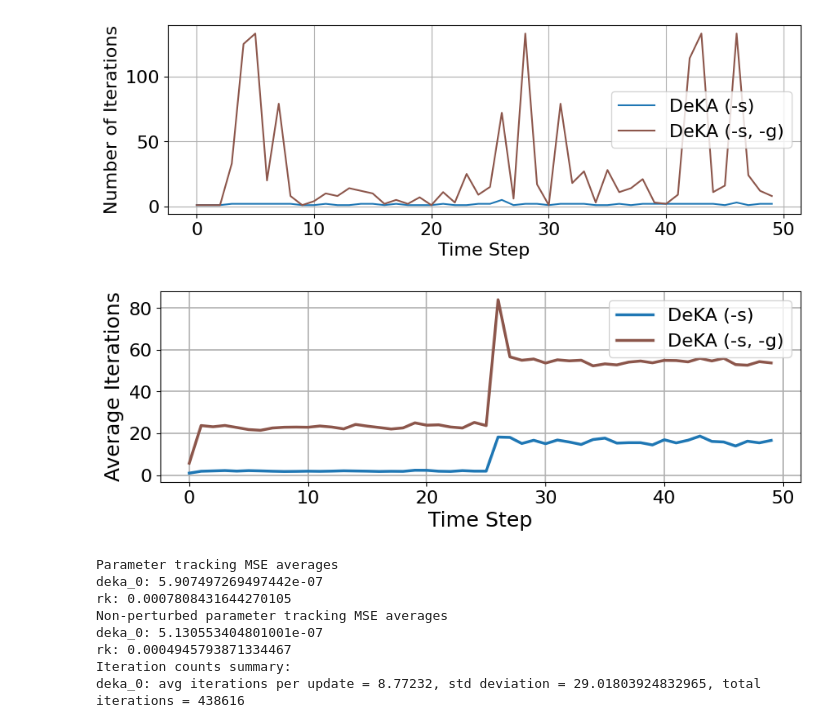
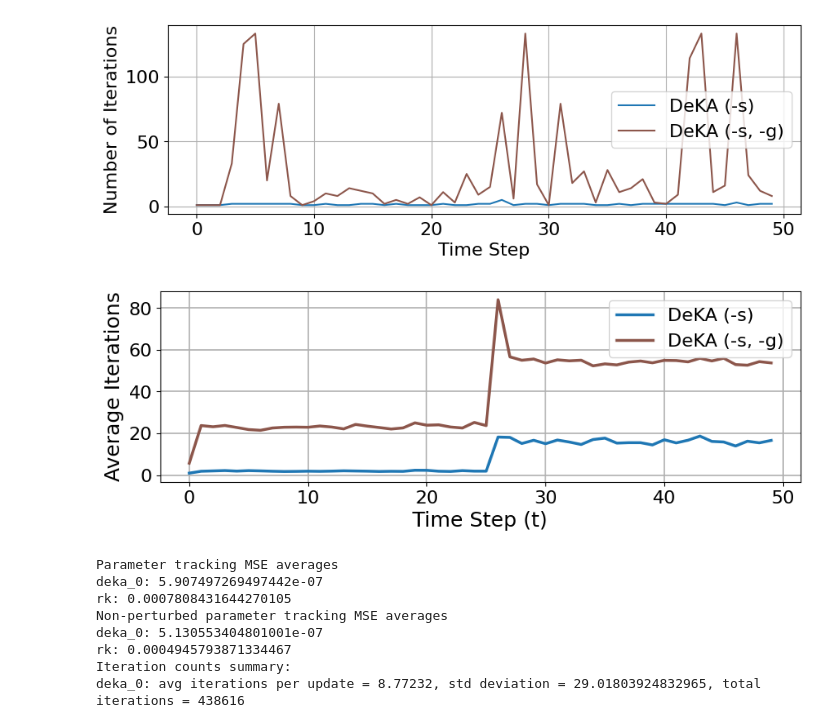
Before and after one commit to ChrisSha0104/Online-Parameter-Estimation-Using-the-Kaczmarz-Method, a Jupyter notebook: python/random_systems.ipynb, the cells around one changed output. Saved outputs shown, nothing was run; the diff lists cells and outputs as text; code cells hidden in the pictures.

```diff
--- a/python/random_systems.ipynb
+++ b/python/random_systems.ipynb
@@ -255,31 +255,31 @@ for name in filter_names:
 # %%
 fig, ax = plt.subplots(figsize=(10, 3))
 timesteps = np.arange(nsim)
 
 for key, it in avg_iter_counts.items():
     short_key = 'deka' if 'deka' in key else key
 
     # Compute standard deviation for shading
     std_vals = np.std(iteration_counts[key], axis=1)
     lower_bound = np.maximum(0, it - std_vals)  # Ensure lower bound is ≥ 0
     upper_bound = it + std_vals
 
     # Plot mean with thicker lines
     ax.plot(timesteps, it, label=names[short_key], color=colors[short_key], linewidth=2.5)
     # ax.fill_between(timesteps, lower_bound, upper_bound, color=colors[short_key], alpha=0.3)
 
 # Larger labels and legend
-ax.set_xlabel("Time Step", fontsize=18)
+ax.set_xlabel("Time Step (t)", fontsize=18)
 ax.set_ylabel("Average Iterations", fontsize=18)
 ax.legend(fontsize=16)
 ax.grid(True, linewidth=1.2)  # More visible gridlines
 
 # Increase tick size
 ax.tick_params(axis='both', which='major', labelsize=16)
 
 plt.show()
 # %% [output]
-[figure, old version]
+[figure, new version]
 # %%
 print("Parameter tracking MSE averages")
 for name, vals in mse.items():
```
Also changed, not shown: parts of 2 cells of this notebook.
